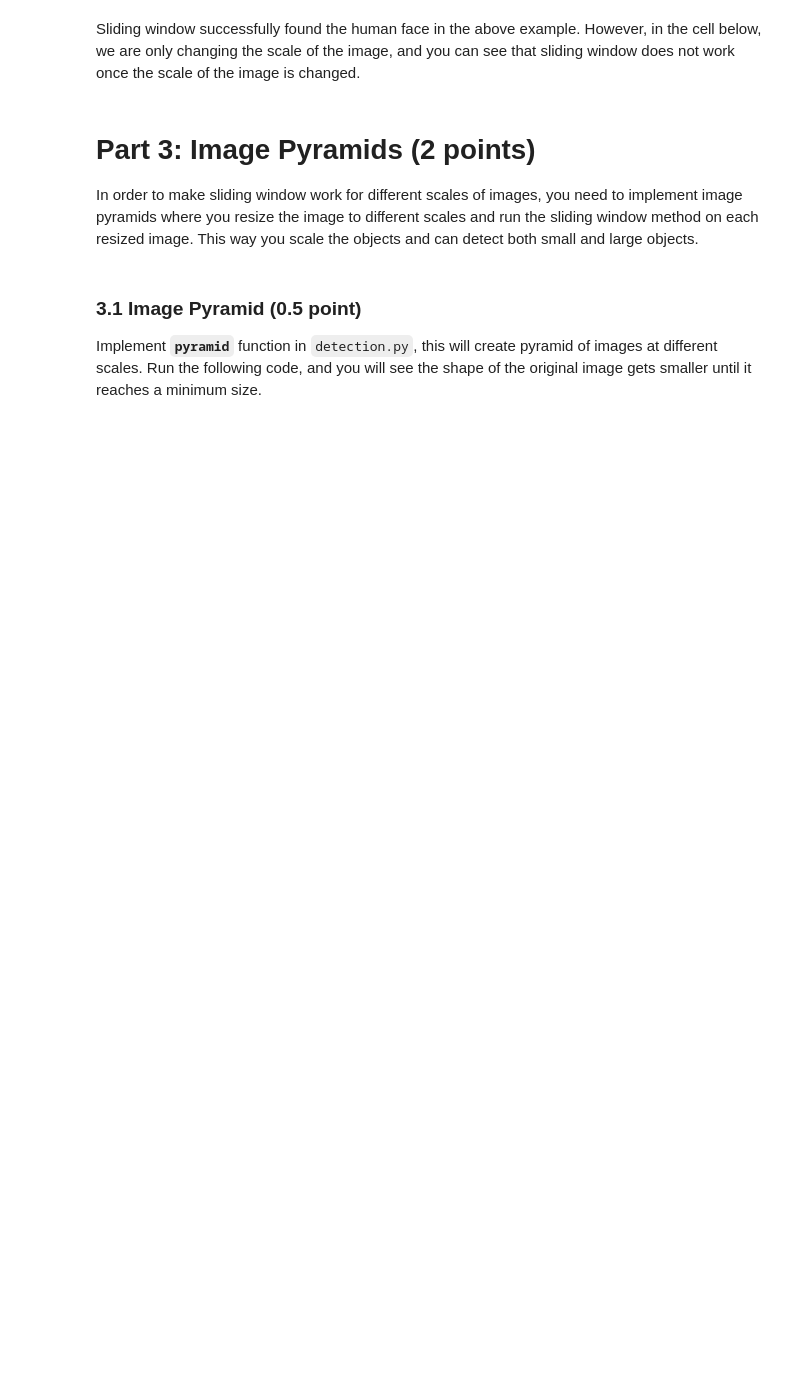
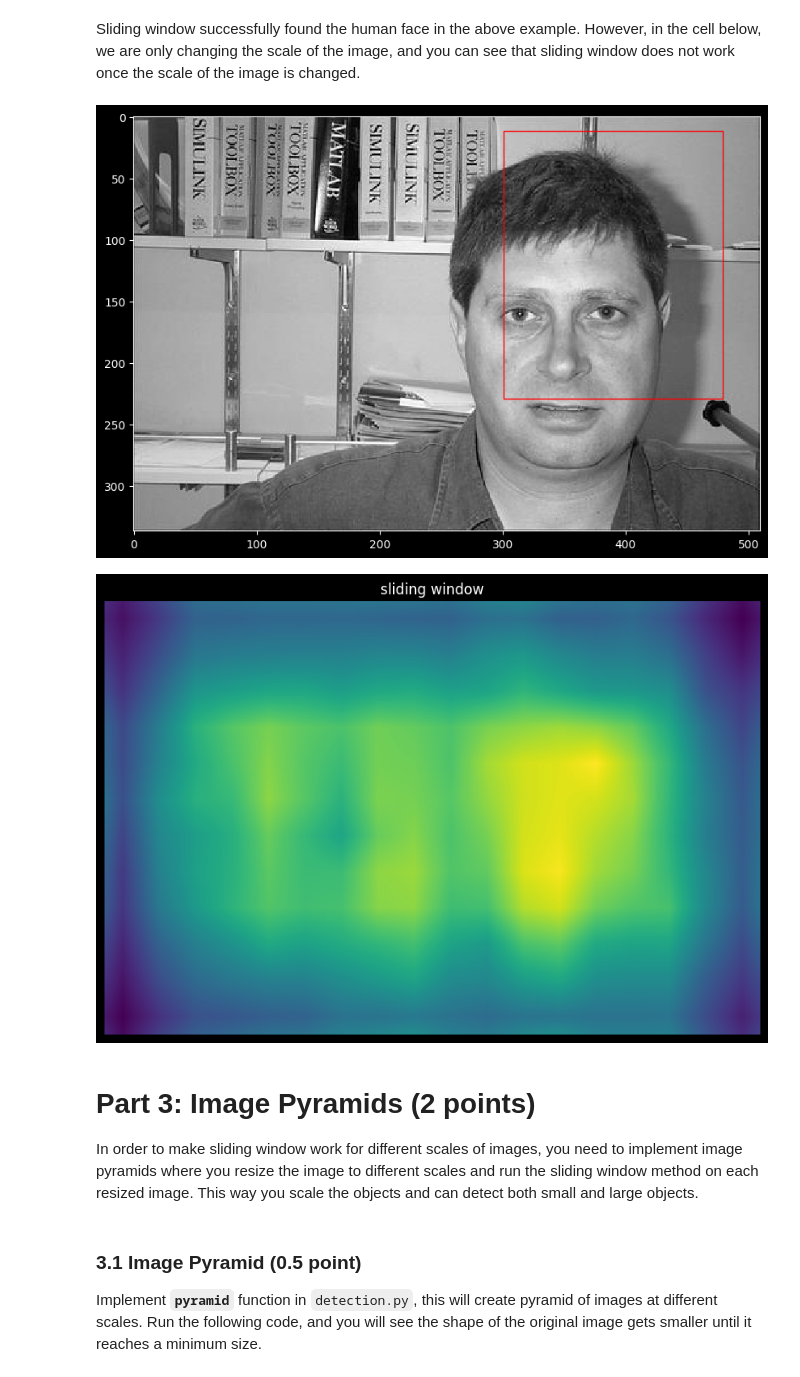
Before and after one commit to weeebdev/CSCI585, a Jupyter notebook: CV-PA5/PA5.ipynb, the cells around one changed output. Cells and saved outputs as stored; diff of their text form; code cells hidden in the pictures; blank space fills up the shorter version.

```diff
--- a/CV-PA5/PA5.ipynb
+++ b/CV-PA5/PA5.ipynb
@@ -89,25 +94,28 @@ plt.show()
 Sliding window successfully found the human face in the above example. However, in the cell below, we are only changing the scale of the image, and you can see that sliding window does not work once the scale of the image is changed.
 # %%
 image_path = 'image_0001.jpg'
-image = io.imread(image_path, as_grey=True)
+image = io.imread(image_path, as_gray=True)
 image = rescale(image, 1.0)
 
 
 (winH, winW) = face_shape
 (score, r, c, max_response_map) = sliding_window(image, face_feature, stepSize=30, windowSize=face_shape)
 
 crop = image[r:r+winH, c:c+winW]
 
 fig,ax = plt.subplots(1)
 ax.imshow(image)
 rect = patches.Rectangle((c,r),winW,winH,linewidth=1,edgecolor='r',facecolor='none')
 ax.add_patch(rect)
 plt.show()
 
 plt.imshow(max_response_map,cmap='viridis', interpolation='nearest')
 plt.title('sliding window')
 plt.axis('off')
 plt.show()
+# %% [output]
+[figure, added]
+[figure, added]
 # %% [markdown]
 # Part 3: Image Pyramids (2 points)
 In order to make sliding window work for different scales of images, you need to implement image pyramids where you resize the image to different scales and run the sliding window method on each resized image. This way you scale the objects and can detect both small and large objects.
```
Also changed, not shown: parts of 8 cells of this notebook, 1 other file.
